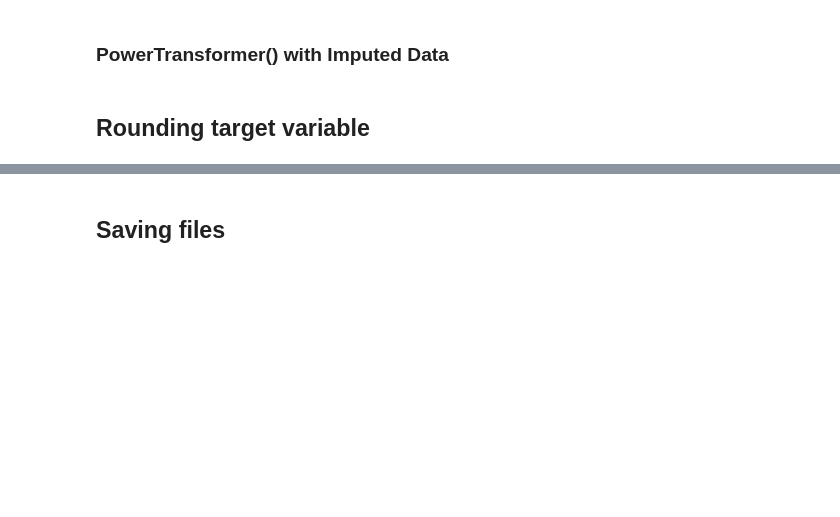
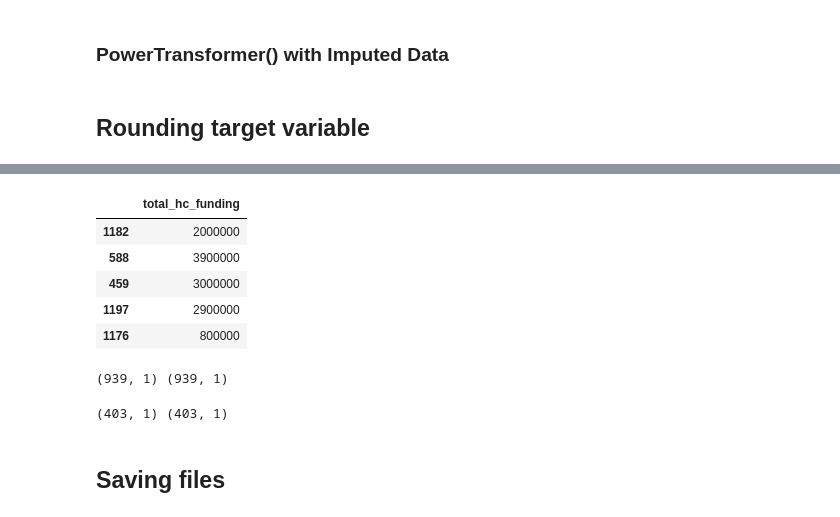
Before and after one commit to dezertdweller/capstone-project-fqhc-model, a Jupyter notebook: notebooks/pre-processing.ipynb, the cells around one changed output, grey strips where cells are left out. Drawn from its saved outputs; the diff is of its cells as text; code cells hidden in the pictures; blank space fills up the shorter version.

```diff
--- a/notebooks/pre-processing.ipynb
+++ b/notebooks/pre-processing.ipynb
@@ -314,3 +323,20 @@ y_test_rounded = y_test.round(-5)
+# %%
+y_train_rounded.head()
+# %% [output]
+|  | total_hc_funding |
+| 1182 | 2000000 |
+| 588 | 3900000 |
+| 459 | 3000000 |
+| 1197 | 2900000 |
+| 1176 | 800000 |
+# %%
+print(y_train.shape, y_train_rounded.shape)
+# %% [output]
+(939, 1) (939, 1)
+# %%
+print(y_test.shape, y_test_rounded.shape)
+# %% [output]
+(403, 1) (403, 1)
 # %% [markdown]
 ## Saving files
 # %%
```
Also changed, not shown: parts of 10 cells of this notebook, 1 other file.
